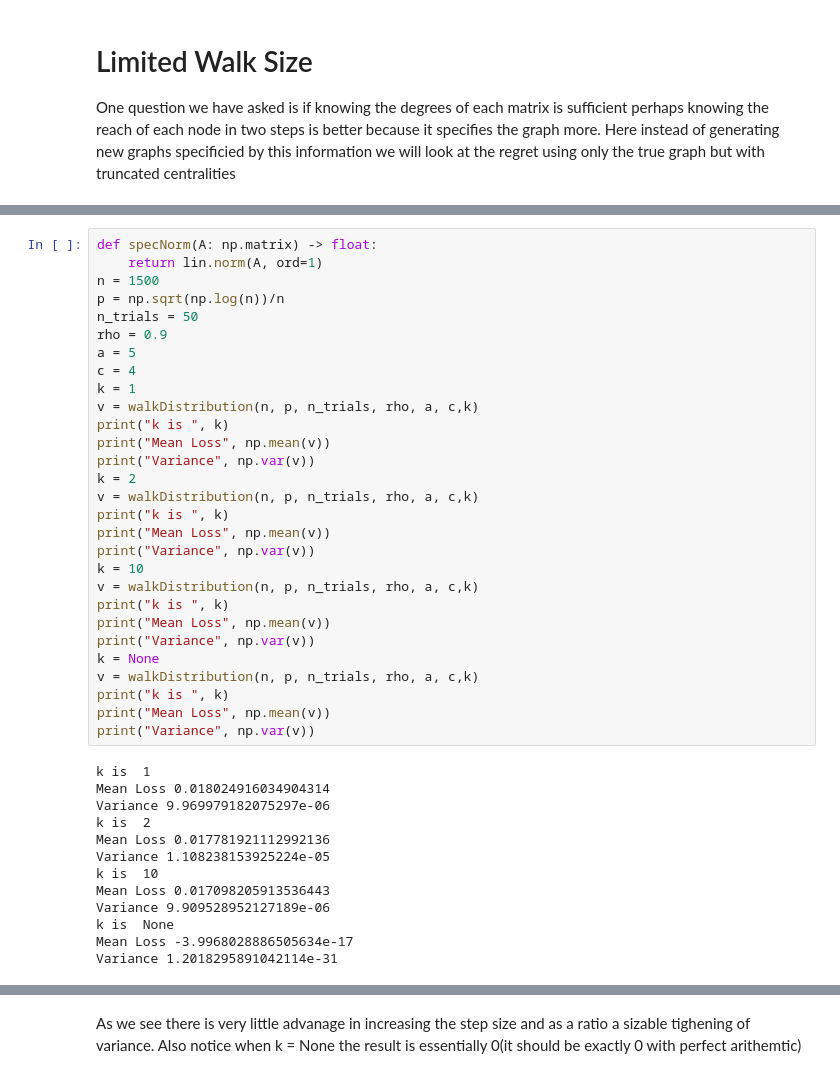
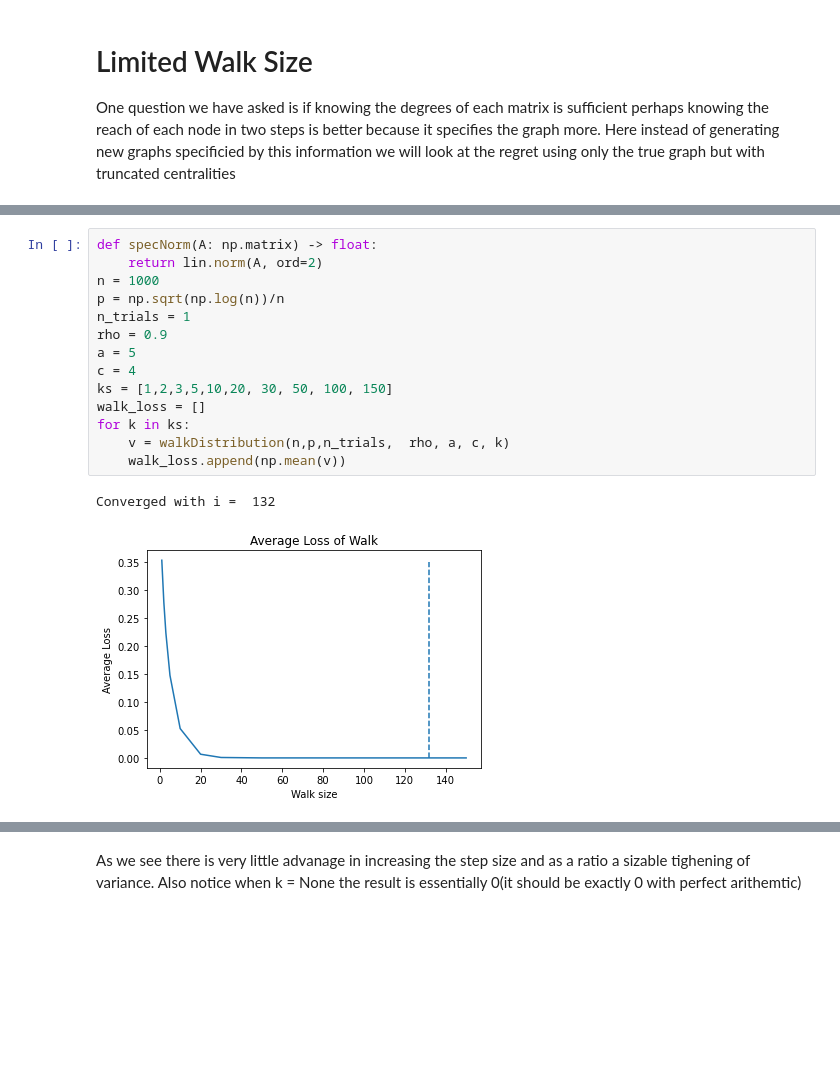
Before and after one commit to CalvinRoth/PriceDiscriminationNewtorks, a Jupyter notebook: classProject.ipynb, the cells around one changed output, grey strips where cells are left out. Drawn from its saved outputs; the diff is of its cells as text; blank space fills up the shorter version.

```diff
--- a/classProject.ipynb
+++ b/classProject.ipynb
@@ -487,43 +494,18 @@ def centralty(A: np.matrix, rho: float, alpha, k=None) -> np.matrix:
         return total @ one
-# %%
-def specNorm(A: np.matrix) -> float:
-    return lin.norm(A, ord=1)
-n = 1500
-p = np.sqrt(np.log(n))/n
-n_trials = 50
-rho = 0.9
-a = 5
-c = 4
-k = 1
-v = walkDistribution(n, p, n_trials, rho, a, c,k)
-print("k is ", k)
-print("Mean Loss", np.mean(v))
-print("Variance", np.var(v))
-k = 2
-v = walkDistribution(n, p, n_trials, rho, a, c,k)
-print("k is ", k)
-print("Mean Loss", np.mean(v))
-print("Variance", np.var(v))
-k = 10
-v = walkDistribution(n, p, n_trials, rho, a, c,k)
-print("k is ", k)
-print("Mean Loss", np.mean(v))
-print("Variance", np.var(v))
-k = None
-v = walkDistribution(n, p, n_trials, rho, a, c,k)
-print("k is ", k)
-print("Mean Loss", np.mean(v))
-print("Variance", np.var(v))
-# %% [output]
-k is  1
-Mean Loss 0.018024916034904314
-Variance 9.969979182075297e-06
-k is  2
-Mean Loss 0.017781921112992136
-Variance 1.108238153925224e-05
-k is  10
-Mean Loss 0.017098205913536443
-Variance 9.909528952127189e-06
-k is  None
-Mean Loss -3.9968028886505634e-17
-Variance 1.2018295891042114e-31
+# %%
+def specNorm(A: np.matrix) -> float:
+    return lin.norm(A, ord=2)
+n = 1000
+p = np.sqrt(np.log(n))/n
+n_trials = 1
+rho = 0.9
+a = 5
+c = 4
+ks = [1,2,3,5,10,20, 30, 50, 100, 150]
+walk_loss = []
+for k in ks:
+    v = walkDistribution(n,p,n_trials,  rho, a, c, k)
+    walk_loss.append(np.mean(v))
+# %% [output]
+Converged with i =  132
+[figure, added]
```
Also changed, not shown: parts of 27 cells of this notebook, 2 other files.
